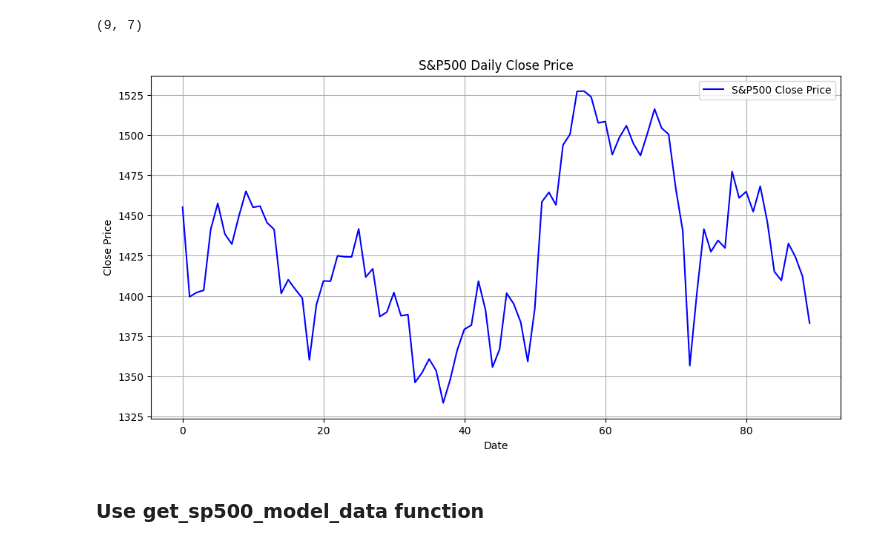
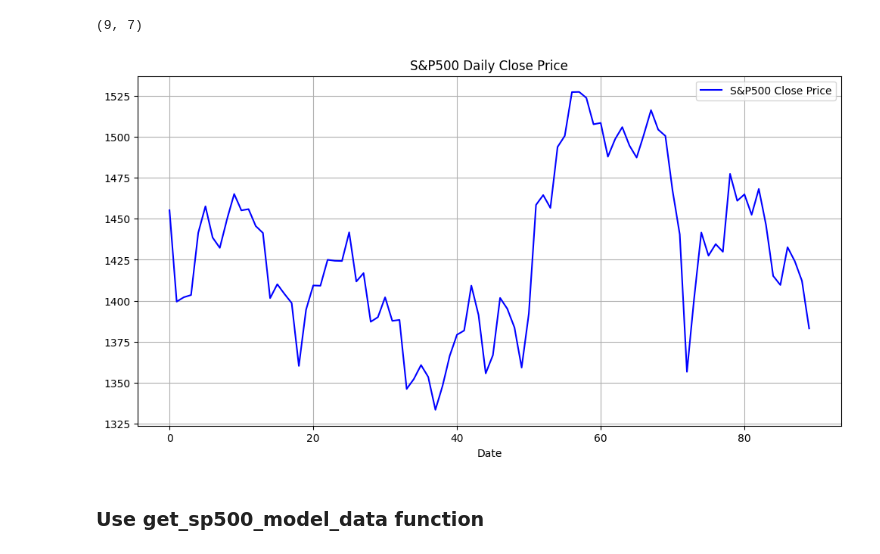
Before and after one commit to BoykoPetevBoev/Stock-Market-Prediction, a Jupyter notebook: src/data/sp500.ipynb, the cells around one changed output. Drawn from its saved outputs; the diff is of its cells as text; code cells hidden in the pictures.

Commit message:
DR: Normalize data and implement fist model

```diff
--- a/src/data/sp500.ipynb
+++ b/src/data/sp500.ipynb
@@ -83,17 +83,23 @@ data.shape
 # %%
 
 sp500_data = get_SP500_data(start_date, '2000-5-10')
 
-plt.figure(figsize=(12, 6))
-plt.plot(sp500_data['Close'], color='blue', label='S&P500 Close Price')
-plt.title('S&P500 Daily Close Price')
-plt.xlabel('Date')
-plt.ylabel('Close Price')
-plt.legend()
-plt.grid(True)
+plt = plot_chart_line(
+    data=sp500_data['Close'],
+    label='S&P500 Close Price',
+    title='S&P500 Daily Close Price'
+)
+
+# plt.figure(figsize=(12, 6))
+# plt.plot(sp500_data['Close'], color='blue', label='S&P500 Close Price')
+# plt.title('S&P500 Daily Close Price')
+# plt.xlabel('Date')
+# plt.ylabel('Close Price')
+# plt.legend()
+# plt.grid(True)
 plt.show()
 # %% [output]
-[figure, old version]
+[figure, new version]
 # %% [markdown]
 ### Use get_sp500_model_data function
 # %%
```
Also changed, not shown: parts of 2 cells of this notebook, 6 other files.
